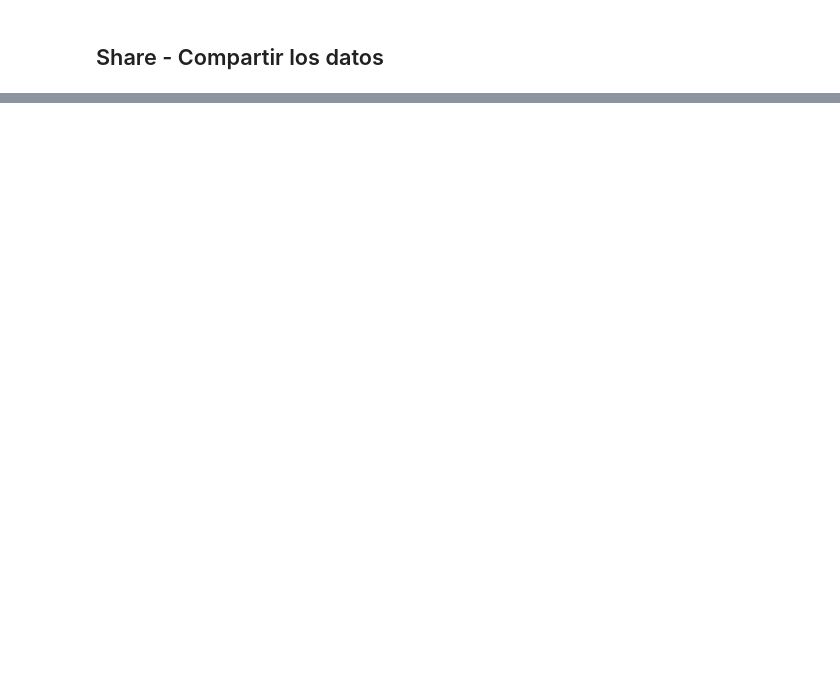
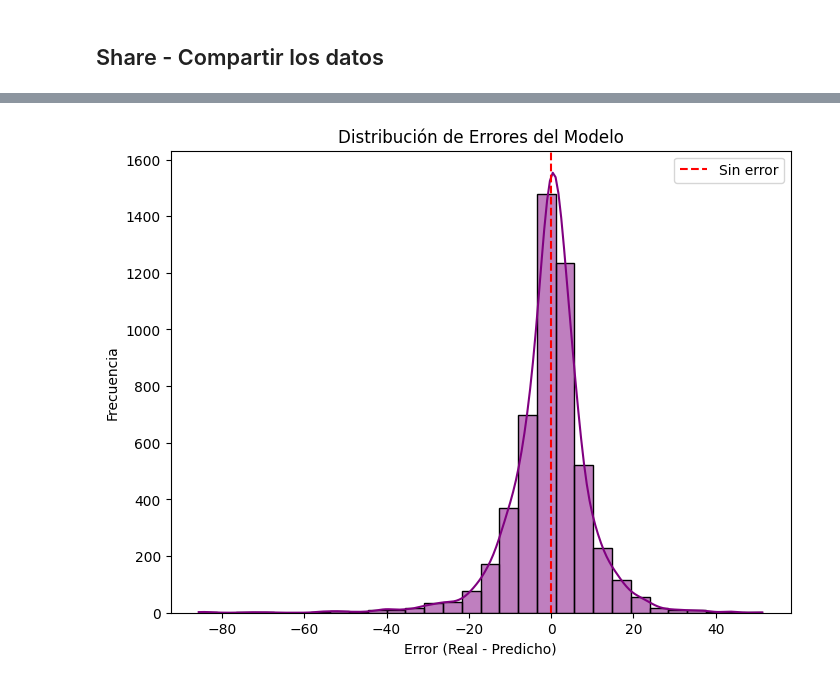
Before and after one commit to KingSplatt/Data-Analysis, a Jupyter notebook: data-analysis.ipynb, the cells around one changed output, grey strips where cells are left out. Cells and saved outputs as stored; diff of their text form; code cells hidden in the pictures; blank space fills up the shorter version.

```diff
--- a/data-analysis.ipynb
+++ b/data-analysis.ipynb
@@ -594,0 +543,84 @@ plt.show()
+# %%
+from sklearn.model_selection import cross_val_score
+from sklearn.metrics import mean_absolute_error
+y_real = dataperiodos['promedio']
+y_pred = dataperiodos['promedioxperiodo']
+
+# Grafico de distribución
+# Calcular errores
+errores = y_real - y_pred
+plt.figure(figsize=(8, 6))
+sns.histplot(errores, kde=True, color='purple', bins=30)
+plt.axvline(x=0, color='red', linestyle='--', label='Sin error')
+plt.xlabel('Error (Real - Predicho)')
+plt.ylabel('Frecuencia')
+plt.title('Distribución de Errores del Modelo')
+plt.legend()
+plt.show()
+
+#Grafica de pastel de alumnos en riesgo
+alumnos_riesgo = dataperiodos['alumnoEnRiesgoBajoRendimiento'].value_counts()
+plt.figure(figsize=(8, 6))
+alumnos_riesgo.plot(kind='pie', autopct='%1.1f%%', colors=['green', 'red'], explode=(0, 0.1), shadow=True)
+plt.title('Alumnos en Riesgo de Bajo Rendimiento')
+plt.ylabel('')
+plt.show()
+
+# Grafico de bajo rendimiento segun el sexo
+bajo_rendimiento_sexo = dataperiodos.groupby(['sexo', 'alumnoEnRiesgoBajoRendimiento']).size().unstack()
+ax = bajo_rendimiento_sexo.plot(kind='bar', stacked=True, color=['red', 'green'], figsize=(10, 6))
+for container in ax.containers:
+    ax.bar_label(container, label_type='center', fontsize=10, color='white')
+plt.xlabel('Sexo')
+plt.ylabel('Cantidad de Alumnos')
+plt.title('Alumnos en Riesgo de Bajo Rendimiento por Sexo')
+plt.show()
+
+
+# Grafico de bajo rendimiento segun la escuela de procedencia (las 10 con mejores resultados)
+escuelas_mejores = dataperiodos['escuela'].value_counts().head(15).index
+bajo_rendimiento_escuela = dataperiodos[dataperiodos['escuela'].isin(escuelas_mejores)]
+bajo_rendimiento_escuela = bajo_rendimiento_escuela.groupby(['escuela', 'alumnoEnRiesgoBajoRendimiento']).size().unstack()
+
+ax = bajo_rendimiento_escuela.plot(kind='bar', stacked=True, color=['red', 'green'], figsize=(10, 6))
+for container in ax.containers:
+    ax.bar_label(container, label_type='center', fontsize=7, color='white')
+
+plt.xlabel('Escuela de Procedencia')
+plt.ylabel('Cantidad de Alumnos')
+plt.title('Cantidad de Alumnos en Riesgo de Bajo Rendimiento por Escuela de Procedencia')
+plt.xticks(rotation=90)
+plt.show()
+
+
+# Grafico de bajo rendimiento segun la colonia de procedencia (las 20 con mejores resultados)
+colonias_mejores = dataperiodos['colonia'].value_counts().head(15).index
+bajo_rendimiento_colonia = dataperiodos[dataperiodos['colonia'].isin(colonias_mejores)]
+bajo_rendimiento_colonia = bajo_rendimiento_colonia.groupby(['colonia', 'alumnoEnRiesgoBajoRendimiento']).size().unstack()
+ax = bajo_rendimiento_colonia.plot(kind='bar', stacked=True, color=['red', 'green'], figsize=(10, 6))
+
+for container in ax.containers:
+    ax.bar_label(container, label_type='center', fontsize=7, color='white')
+
+plt.xlabel('Colonia de Procedencia')
+plt.ylabel('Cantidad de Alumnos')
+plt.title('Cantidad de Alumnos en Riesgo de Bajo Rendimiento por Colonia de Procedencia')
+plt.xticks(rotation=45, ha='right')
+plt.show()
+
+
+# Grafico de bajo rendimiento segun la carrera
+# Agrupar por carrera
+bajo_rendimiento_carrera = dataperiodos.groupby(['corto', 'alumnoEnRiesgoBajoRendimiento']).size().unstack()
+ax = bajo_rendimiento_carrera.plot(kind='bar', stacked=True, color=['red', 'green'], figsize=(10, 6))
+
+for container in ax.containers:
+    ax.bar_label(container, label_type='center', fontsize=10, color='white')
+
+plt.xlabel('Carrera')
+plt.ylabel('Cantidad de Alumnos')
+plt.title('Cantidad de Alumnos en Riesgo de Bajo Rendimiento por Carrera')
+plt.xticks(rotation=45, ha='right')
+plt.show()
+# %% [output]
+[figure, added]
```
Also changed, not shown: parts of 15 cells of this notebook, 5 other files.
